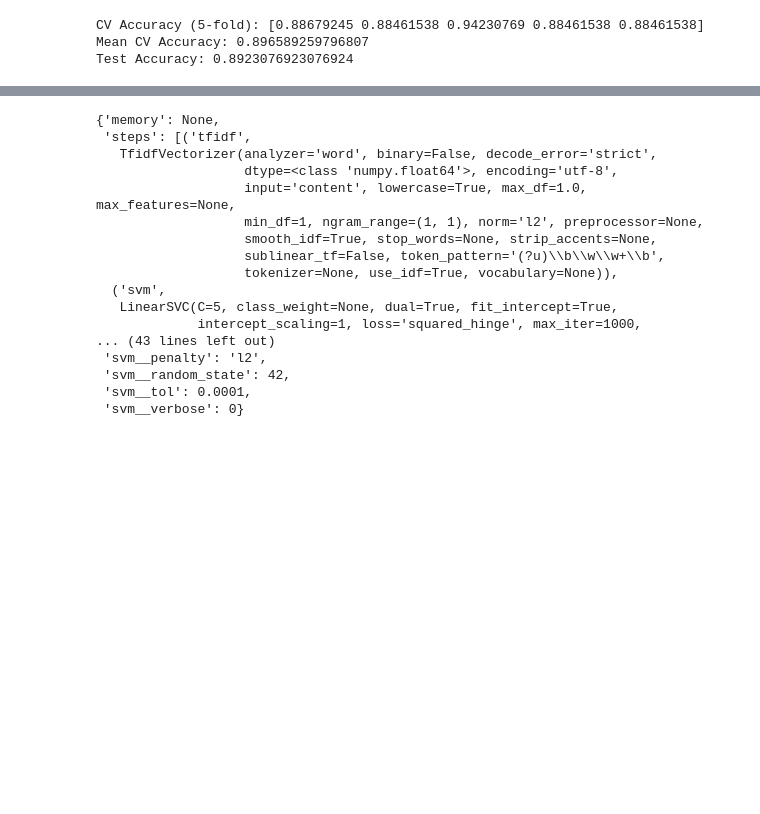
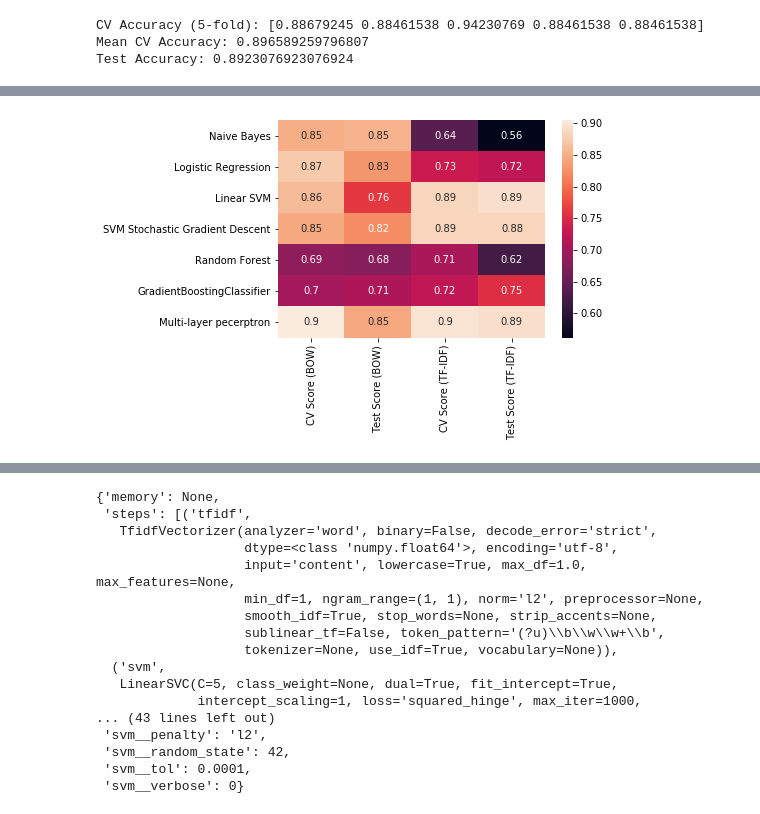
Before and after one commit to JoseMMontoro/nlp_political_speeches, a Jupyter notebook: Vectorization_and_models/vectorization_and_classification_models.ipynb, the cells around one changed output, grey strips where cells are left out. Drawn from its saved outputs; the diff is of its cells as text; code cells hidden in the pictures; blank space fills up the shorter version.

```diff
--- a/Vectorization_and_models/vectorization_and_classification_models.ipynb
+++ b/Vectorization_and_models/vectorization_and_classification_models.ipynb
@@ -359,4 +366,8 @@ results
 | Random Forest | 0.685631 | 0.676923 | 0.705080 | 0.623077 |
 | GradientBoostingClassifier | 0.700798 | 0.707692 | 0.724093 | 0.753846 |
 | Multi-layer pecerptron | 0.904354 | 0.846154 | 0.896589 | 0.892308 |
+# %%
+_ = sns.heatmap(results, annot=True)
+# %% [output]
+[figure, added]
 # %%
```
Also changed, not shown: parts of 9 cells of this notebook, 2 other files.
